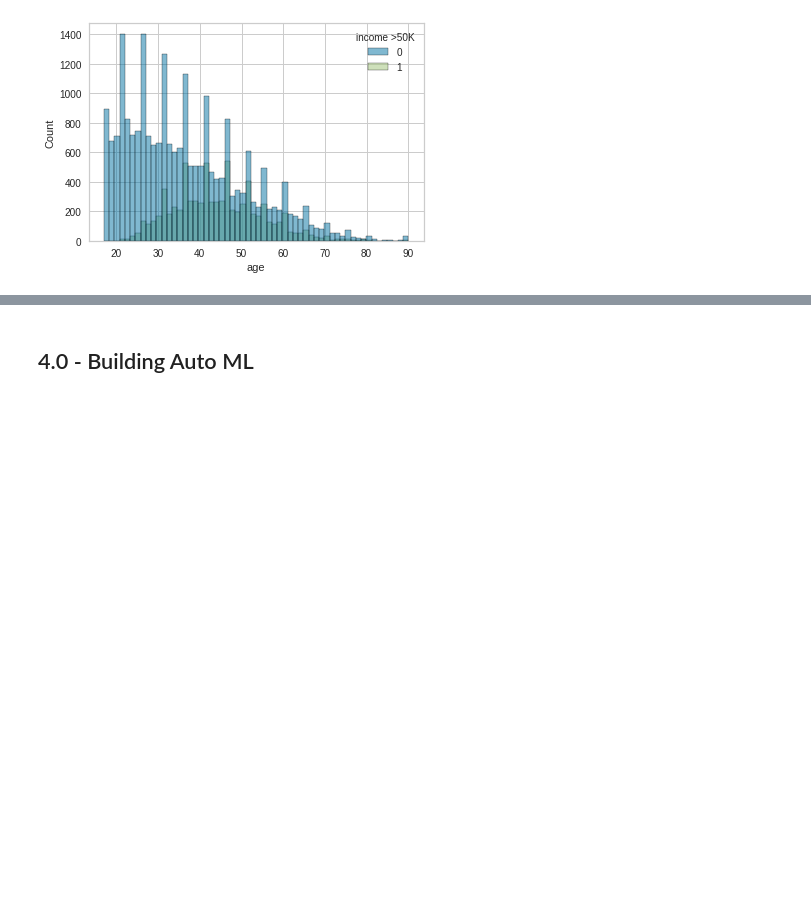
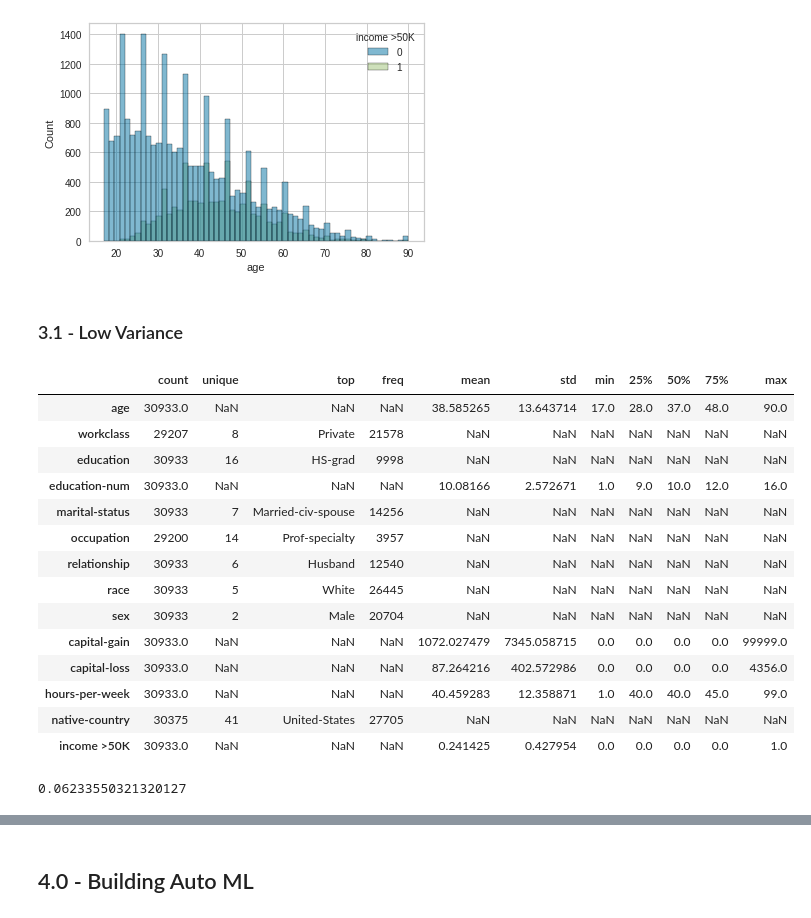
Before and after one commit to diegopmayer/automl_pycaret, a Jupyter notebook: automl_c01.ipynb, the cells around one changed output, grey strips where cells are left out. Drawn from its saved outputs; the diff is of its cells as text; code cells hidden in the pictures; blank space fills up the shorter version.

```diff
--- a/automl_c01.ipynb
+++ b/automl_c01.ipynb
@@ -79,3 +86,27 @@ sns.histplot(x=df_train['age'], hue=df_train['income >50K'])
 # %% [output]
 <AxesSubplot:xlabel='age', ylabel='Count'>
 [figure]
+# %% [markdown]
+### 3.1 - Low Variance
+# %%
+df_train.describe(include='all').T
+# %% [output]
+|  | count | unique | top | freq | mean | std | min | 25% | 50% | 75% | max |
+| age | 30933.0 | NaN | NaN | NaN | 38.585265 | 13.643714 | 17.0 | 28.0 | 37.0 | 48.0 | 90.0 |
+| workclass | 29207 | 8 | Private | 21578 | NaN | NaN | NaN | NaN | NaN | NaN | NaN |
+| education | 30933 | 16 | HS-grad | 9998 | NaN | NaN | NaN | NaN | NaN | NaN | NaN |
+| education-num | 30933.0 | NaN | NaN | NaN | 10.08166 | 2.572671 | 1.0 | 9.0 | 10.0 | 12.0 | 16.0 |
+| marital-status | 30933 | 7 | Married-civ-spouse | 14256 | NaN | NaN | NaN | NaN | NaN | NaN | NaN |
+| occupation | 29200 | 14 | Prof-specialty | 3957 | NaN | NaN | NaN | NaN | NaN | NaN | NaN |
+| relationship | 30933 | 6 | Husband | 12540 | NaN | NaN | NaN | NaN | NaN | NaN | NaN |
+| race | 30933 | 5 | White | 26445 | NaN | NaN | NaN | NaN | NaN | NaN | NaN |
+| sex | 30933 | 2 | Male | 20704 | NaN | NaN | NaN | NaN | NaN | NaN | NaN |
+| capital-gain | 30933.0 | NaN | NaN | NaN | 1072.027479 | 7345.058715 | 0.0 | 0.0 | 0.0 | 0.0 | 99999.0 |
+| capital-loss | 30933.0 | NaN | NaN | NaN | 87.264216 | 402.572986 | 0.0 | 0.0 | 0.0 | 0.0 | 4356.0 |
+| hours-per-week | 30933.0 | NaN | NaN | NaN | 40.459283 | 12.358871 | 1.0 | 40.0 | 40.0 | 45.0 | 99.0 |
+| native-country | 30375 | 41 | United-States | 27705 | NaN | NaN | NaN | NaN | NaN | NaN | NaN |
+| income >50K | 30933.0 | NaN | NaN | NaN | 0.241425 | 0.427954 | 0.0 | 0.0 | 0.0 | 0.0 | 1.0 |
+# %%
+df_train['workclass'].value_counts(normalize=True).var()
+# %% [output]
+0.06233550321320127
```
Also changed, not shown: parts of 7 cells of this notebook.
